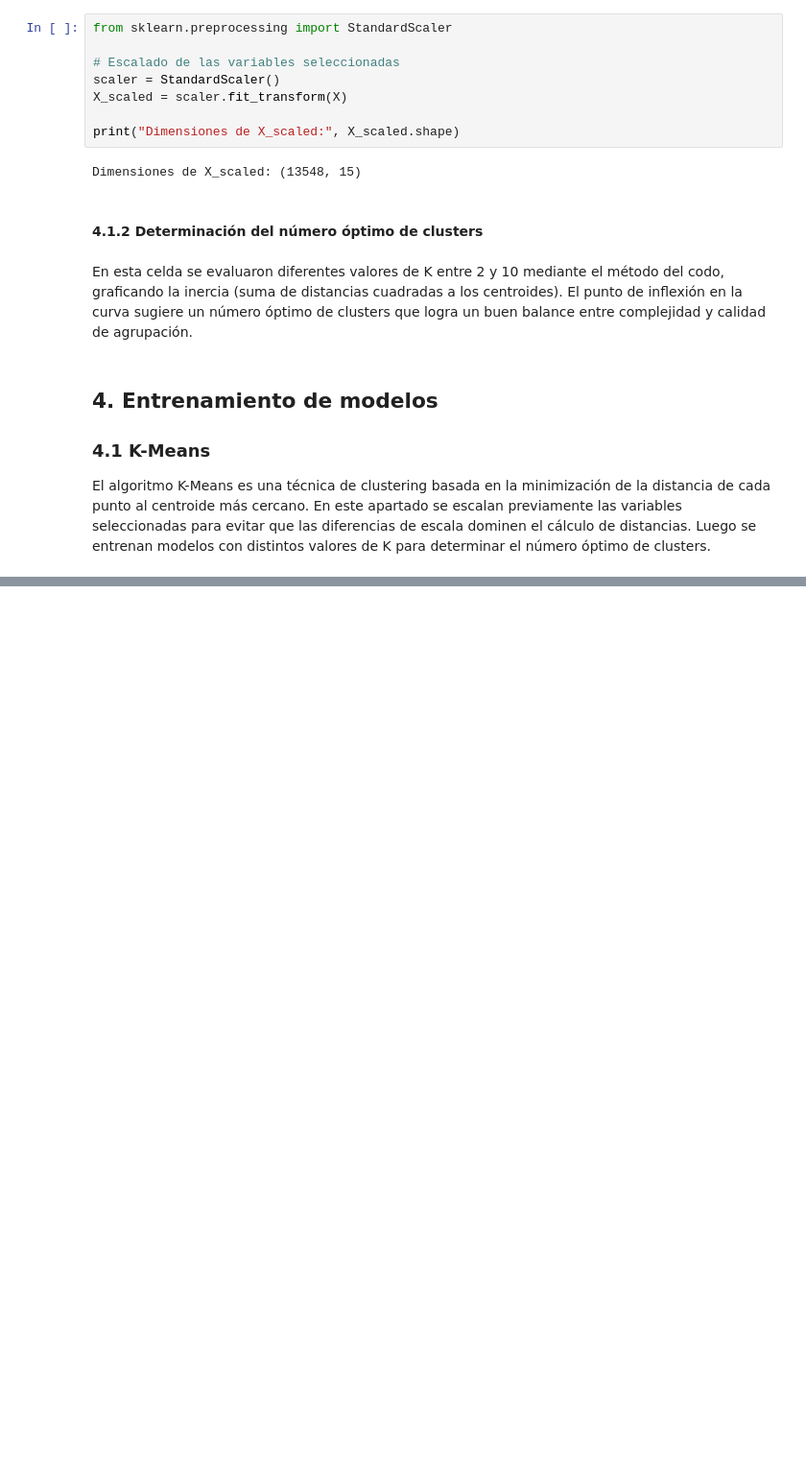
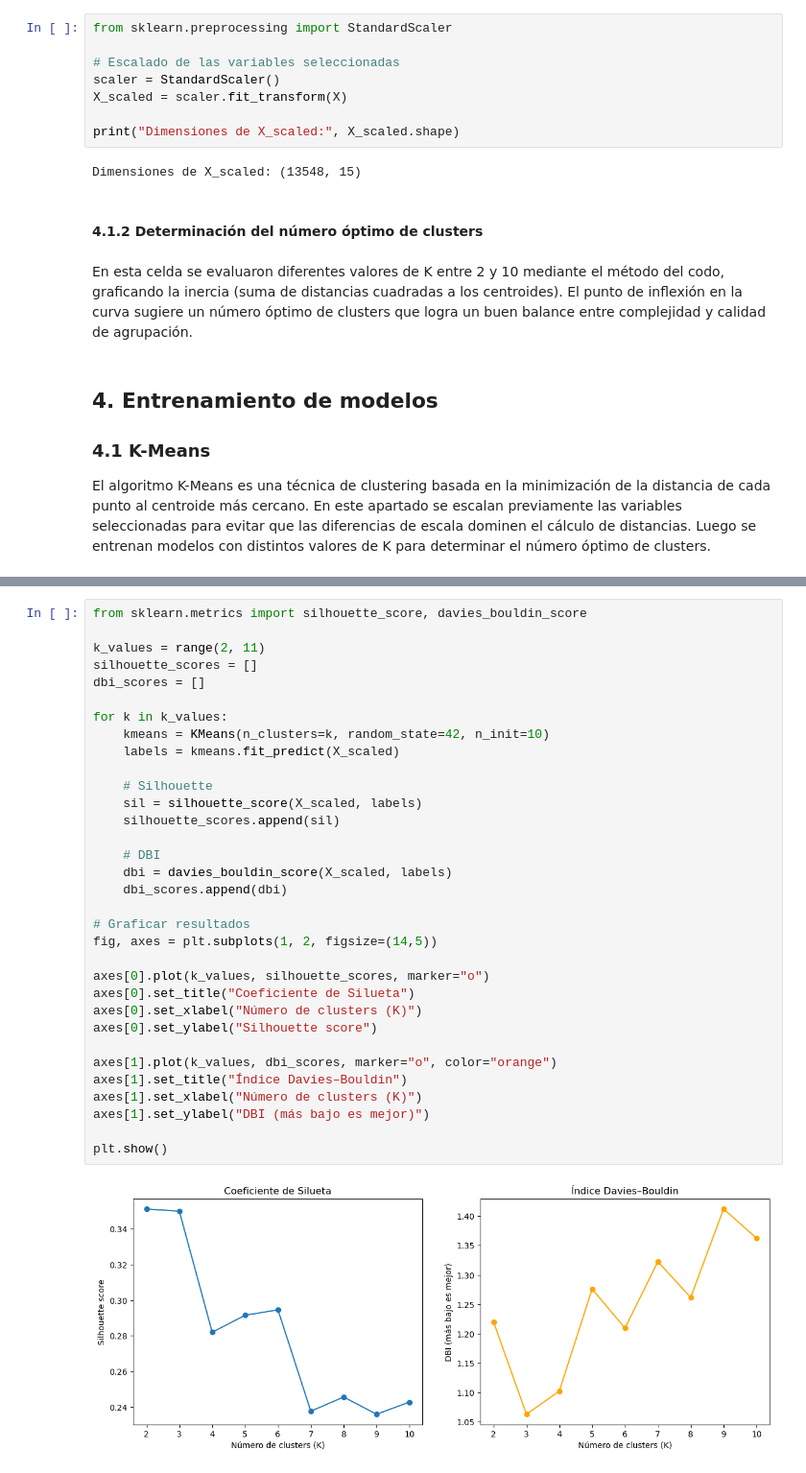
Before and after one commit to carvafel/Laboratorio-2, a Jupyter notebook: Lab2.ipynb, the cells around one changed output, grey strips where cells are left out. Shown at 96% size. Drawn from its saved outputs; the diff is of its cells as text; blank space fills up the shorter version.

```diff
--- a/Lab2.ipynb
+++ b/Lab2.ipynb
@@ -657,0 +707,35 @@ El algoritmo K-Means es una técnica de clustering basada en la minimización de
+# %%
+from sklearn.metrics import silhouette_score, davies_bouldin_score
+
+k_values = range(2, 11)
+silhouette_scores = []
+dbi_scores = []
+
+for k in k_values:
+    kmeans = KMeans(n_clusters=k, random_state=42, n_init=10)
+    labels = kmeans.fit_predict(X_scaled)
+
+    # Silhouette
+    sil = silhouette_score(X_scaled, labels)
+    silhouette_scores.append(sil)
+
+    # DBI
+    dbi = davies_bouldin_score(X_scaled, labels)
+    dbi_scores.append(dbi)
+
+# Graficar resultados
+fig, axes = plt.subplots(1, 2, figsize=(14,5))
+
+axes[0].plot(k_values, silhouette_scores, marker="o")
+axes[0].set_title("Coeficiente de Silueta")
+axes[0].set_xlabel("Número de clusters (K)")
+axes[0].set_ylabel("Silhouette score")
+
+axes[1].plot(k_values, dbi_scores, marker="o", color="orange")
+axes[1].set_title("Índice Davies–Bouldin")
+axes[1].set_xlabel("Número de clusters (K)")
+axes[1].set_ylabel("DBI (más bajo es mejor)")
+
+plt.show()
+# %% [output]
+[figure, added]
```
Also changed, not shown: parts of 10 cells of this notebook, 3 other files.
